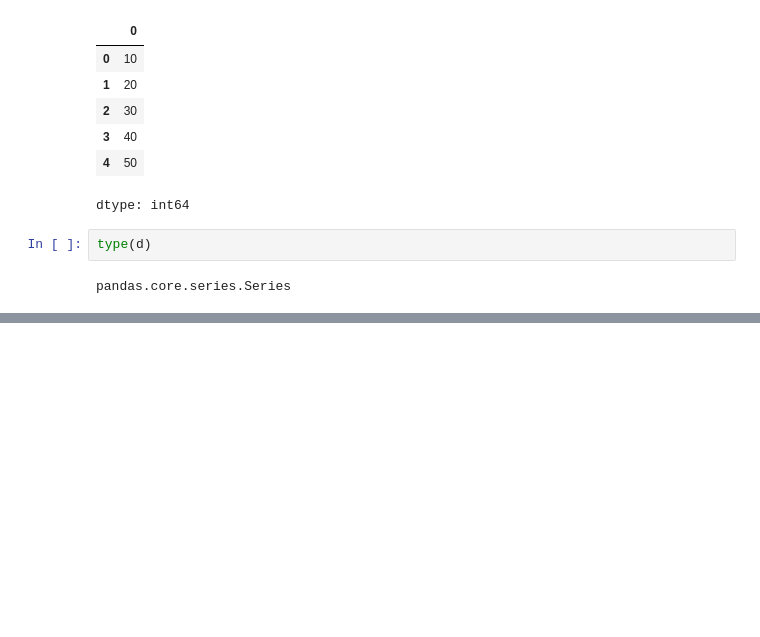
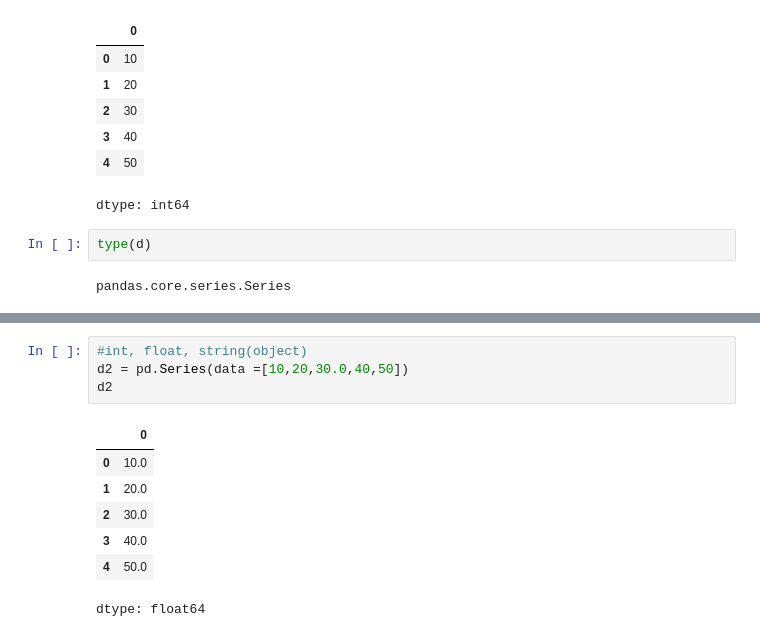
Before and after one commit to genaicodealchemy/python-basics, a Jupyter notebook: pandas_part1.ipynb, the cells around one changed output, grey strips where cells are left out. Drawn from its saved outputs; the diff is of its cells as text; blank space fills up the shorter version.

```diff
--- a/pandas_part1.ipynb
+++ b/pandas_part1.ipynb
@@ -43,0 +55,12 @@ pandas.core.series.Series
+# %%
+#int, float, string(object)
+d2 = pd.Series(data =[10,20,30.0,40,50])
+d2
+# %% [output]
+|  | 0 |
+| 0 | 10.0 |
+| 1 | 20.0 |
+| 2 | 30.0 |
+| 3 | 40.0 |
+| 4 | 50.0 |
+dtype: float64
```
Also changed, not shown: parts of 16 cells of this notebook.
